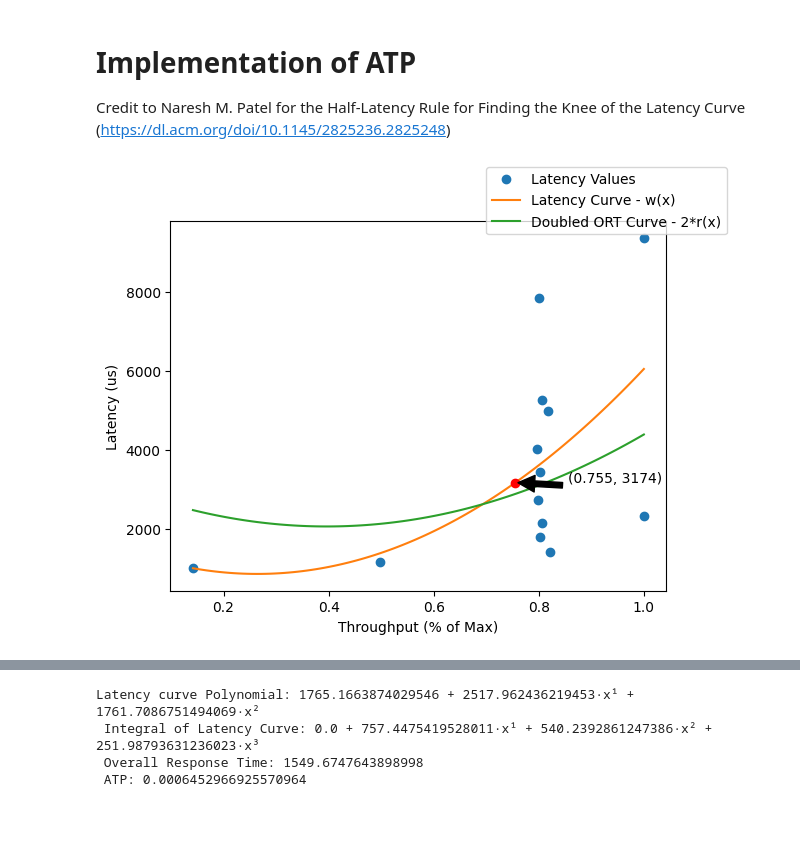
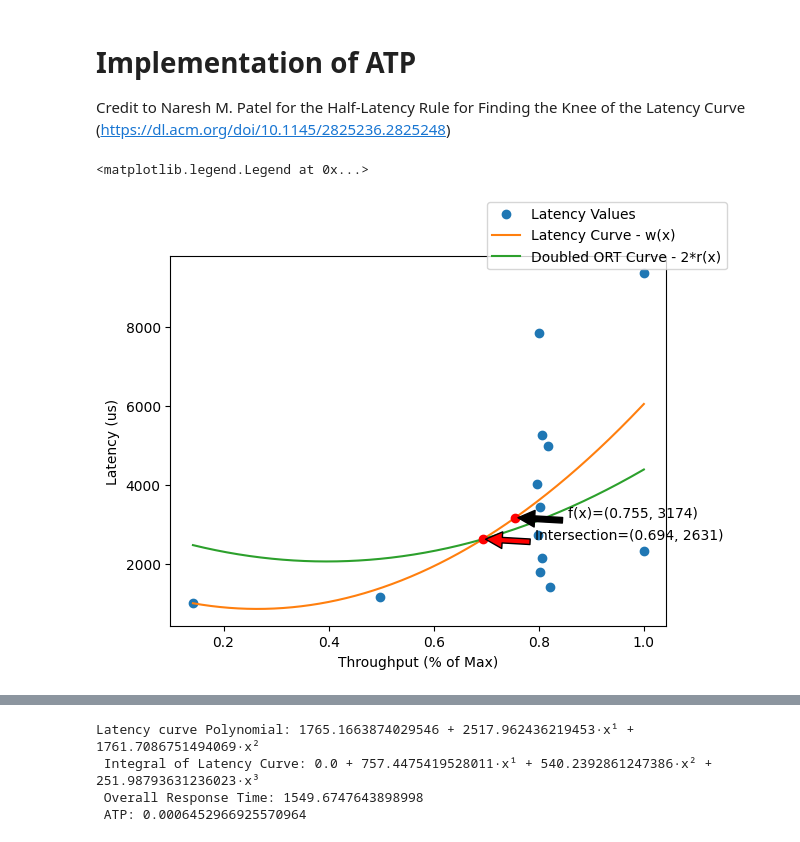
Before and after one commit to Cloud-Heroes-Forge/fio-parser, a Jupyter notebook: math.ipynb, the cells around one changed output, grey strips where cells are left out. Saved outputs shown, nothing was run; the diff lists cells and outputs as text; code cells hidden in the pictures.

```diff
--- a/math.ipynb
+++ b/math.ipynb
@@ -46,36 +50,45 @@ fig, ax1 = plt.subplots()
 
 ax1.plot(throughput, latency, 'o', label='Latency Values')
 ax1.plot(throughput_x_range, latency_mathed, '-', label='Latency Curve - w(x)')
 ax1.plot(throughput_x_range, response_time_vals*2, label='Doubled ORT Curve - 2*r(x)')
 
 ax1.set_xlabel('Throughput (% of Max)')
 ax1.set_ylabel('Latency (us)')
 ax1.tick_params(axis='y')
 
 # Plot the point on the latency curve at x
 x_val = x * (throughput_x_range.max() - throughput_x_range.min()) + throughput_x_range.min()
 y_val = latency_curve(x_val)
 ax1.plot(x_val, y_val, 'ro')
-ax1.annotate(f'({x_val:.3f}, {y_val:.0f})', xy=(x_val, y_val), xytext=(x_val + .1, y_val + 0.01), arrowprops=dict(facecolor='black', shrink=0.05))
+ax1.annotate(f'f(x)=({x_val:.3f}, {y_val:.0f})',
+             xy=(x_val, y_val),
+             xytext=(x_val + .1, y_val + 0.01),
+             arrowprops=dict(facecolor='black', shrink=0.05))
 
 # Interpolate response_time_vals onto the x-values of latency_mathed
 response_time_interp = np.interp(throughput_x_range, throughput_x_range, response_time_vals)
 
 # Find the indices of the points of intersection
-intersection_indices = np.where(np.isclose(latency_mathed, response_time_interp))
+intersection_indices = np.where(np.isclose(latency_mathed, response_time_interp*2, rtol=0.01))
 
 # Extract the x and y values of the intersection points
-intersection_x_vals = throughput_x_range[intersection_indices]
-intersection_y_vals = latency_mathed[intersection_indices]
+intersection_x_vals = np.average(throughput_x_range[intersection_indices])
+intersection_y_vals = np.average(latency_mathed[intersection_indices])
+ax1.plot(intersection_x_vals, intersection_y_vals, 'ro')
+ax1.annotate(f'Intersection=({intersection_x_vals:.3f}, {intersection_y_vals:.0f})',
+              xy=(intersection_x_vals, intersection_y_vals),
+              xytext=(intersection_x_vals + .1, intersection_y_vals + 0.01),
+              arrowprops=dict(facecolor='red', shrink=0.05))
 
 
 # ax2 = ax1.twinx()
 
-# ax1.plot(throughput_x_range, response_time_vals, label='ORT Curve - r(x)')
+# ax2.plot(throughput_x_range, response_time_vals, label='ORT Curve - r(x)')
 # ax2.set_ylabel('Response Time (ms)')
 # ax2.tick_params(axis='y')
 
 fig.legend(loc='upper right')
 # plt.show()
 # %% [output]
+<matplotlib.legend.Legend at 0x...>
-[figure, old version]
+[figure, new version]
```
Also changed, not shown: parts of 2 cells of this notebook, 1 other file.
